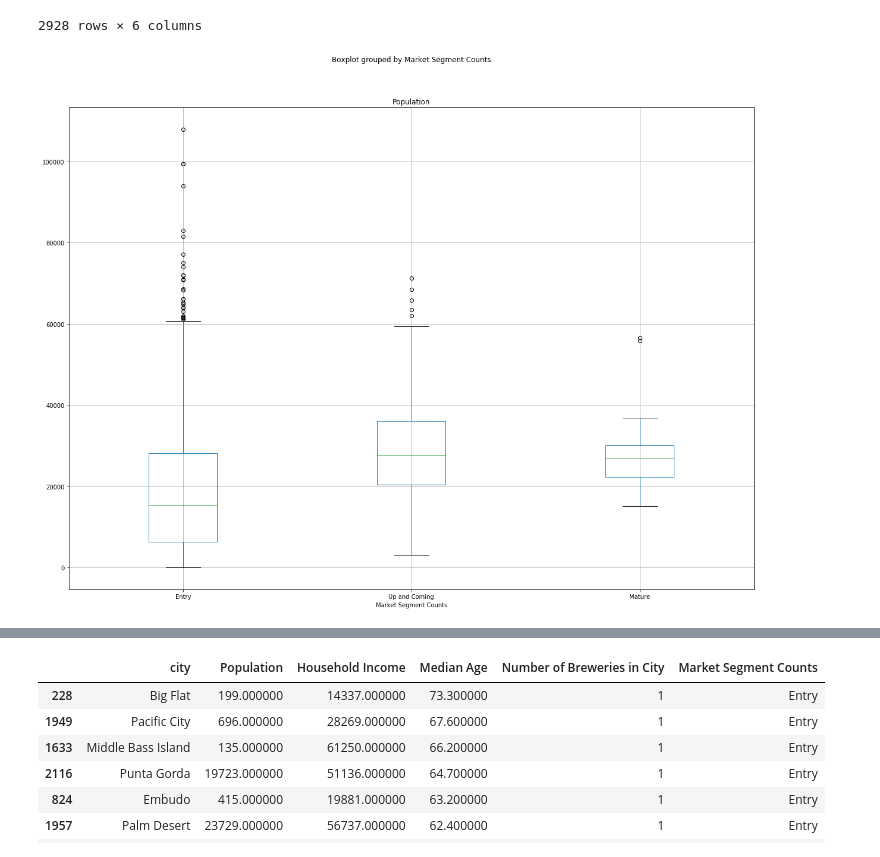
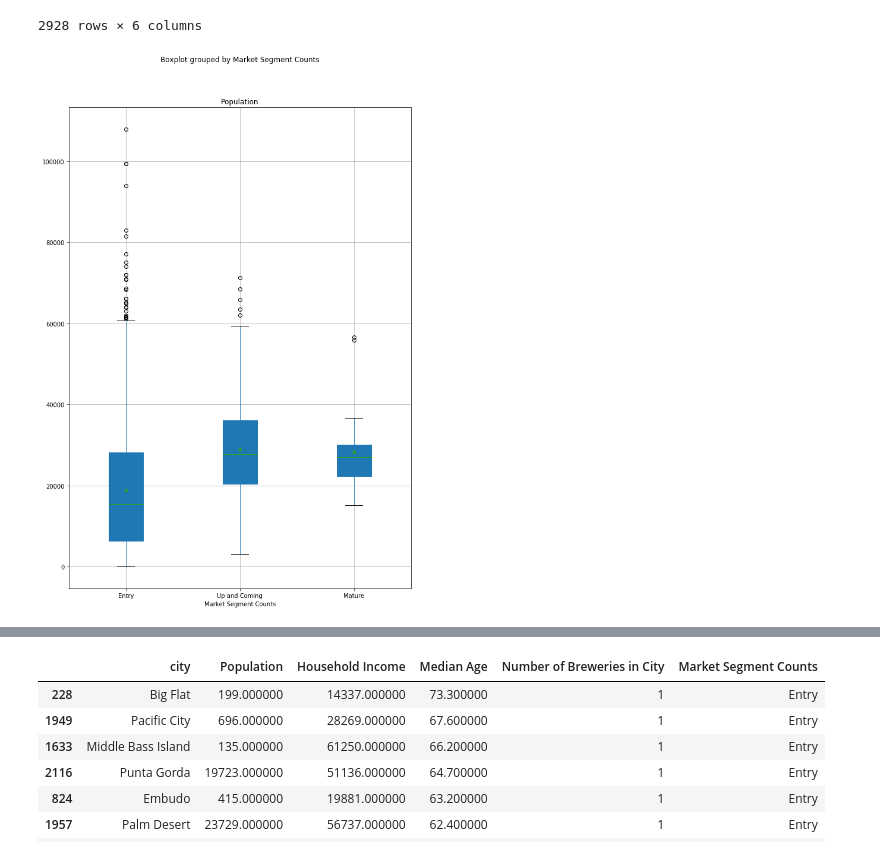
Before and after one commit to alhm528/project1, a Jupyter notebook: Census/Jupyter_Notebooks/Brewery_by_zip.ipynb, the cells around one changed output, grey strips where cells are left out. Saved outputs shown, nothing was run; the diff lists cells and outputs as text; code cells hidden in the pictures.

```diff
--- a/Census/Jupyter_Notebooks/Brewery_by_zip.ipynb
+++ b/Census/Jupyter_Notebooks/Brewery_by_zip.ipynb
@@ -303,7 +305,8 @@ sort_by_market
 2928 rows × 6 columns
 # %%
 # Create a boxplot to compare means
-total_brewery_info_final.boxplot("Population", by="Market Segment Counts", figsize=(20, 15))
+total_brewery_info_final.boxplot("Population", by="Market Segment Counts", figsize=(10, 15), showmeans=True, patch_artist=True)
+
 plt.savefig("Output/population_boxplot.png")
 # %% [output]
-[figure, old version]
+[figure, new version]
```
Also changed, not shown: parts of 4 cells of this notebook, 18 other files.
